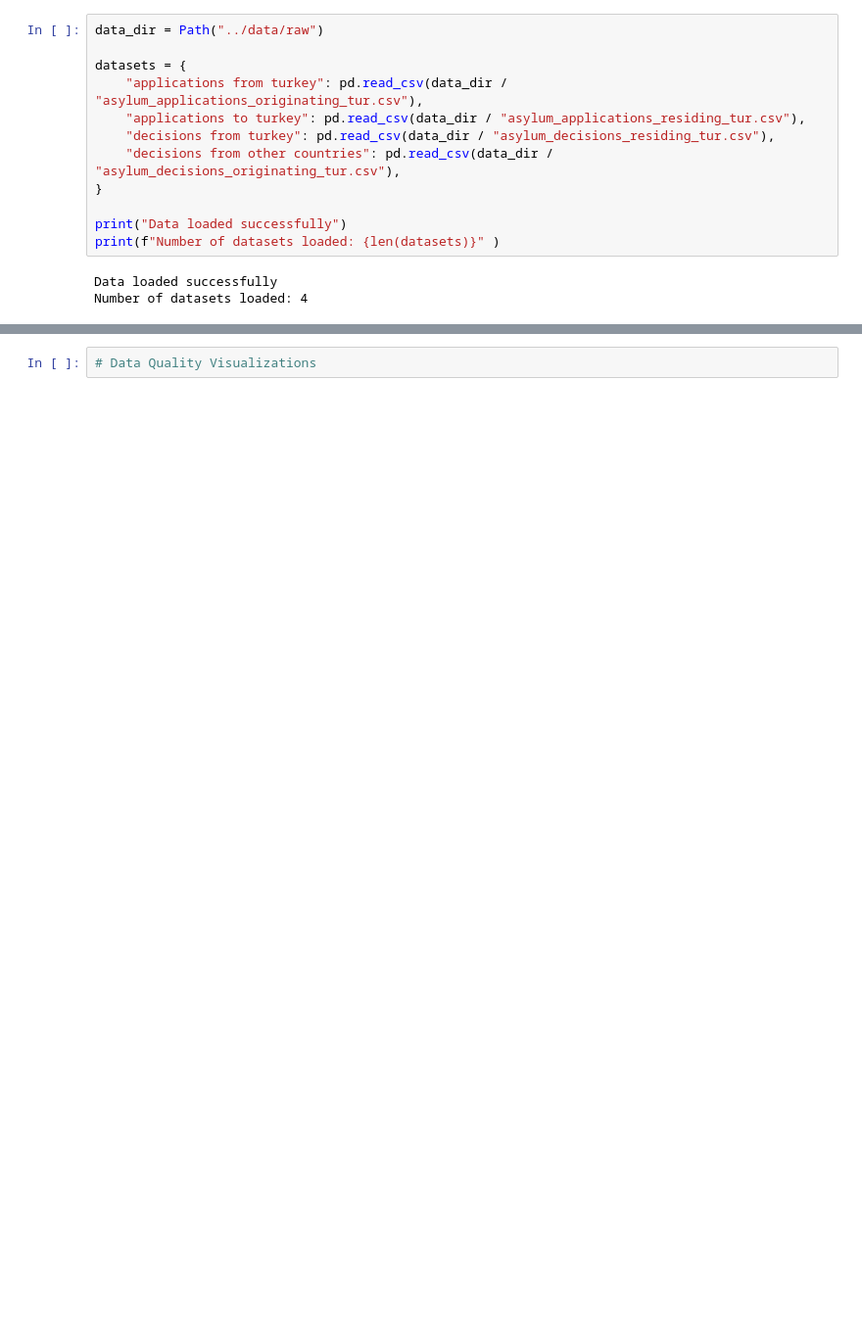
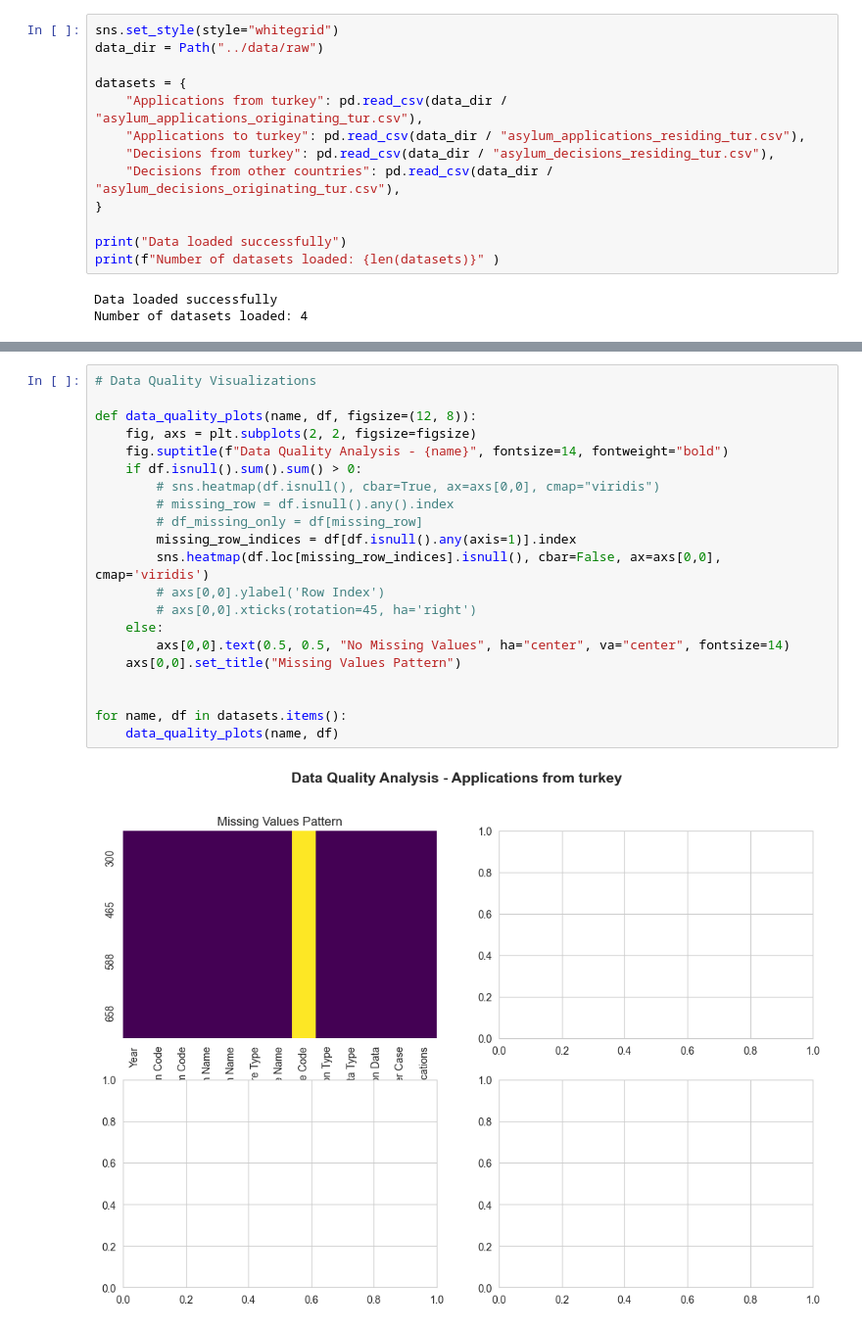
Before and after one commit to oganbayril/turkey-migration-analysis, a Jupyter notebook: notebooks/01_data_exploration.ipynb, the cells around one changed output, grey strips where cells are left out. Shown at 98% size. Cells and saved outputs as stored; diff of their text form; blank space fills up the shorter version.

```diff
--- a/notebooks/01_data_exploration.ipynb
+++ b/notebooks/01_data_exploration.ipynb
@@ -6,13 +6,14 @@ import seaborn as sns
 from pathlib import Path
 from IPython.display import display
 # %%
+sns.set_style(style="whitegrid")
 data_dir = Path("../data/raw")
 
 datasets = {
-    "applications from turkey": pd.read_csv(data_dir / "asylum_applications_originating_tur.csv"),
-    "applications to turkey": pd.read_csv(data_dir / "asylum_applications_residing_tur.csv"),
-    "decisions from turkey": pd.read_csv(data_dir / "asylum_decisions_residing_tur.csv"),
-    "decisions from other countries": pd.read_csv(data_dir / "asylum_decisions_originating_tur.csv"),
+    "Applications from turkey": pd.read_csv(data_dir / "asylum_applications_originating_tur.csv"),
+    "Applications to turkey": pd.read_csv(data_dir / "asylum_applications_residing_tur.csv"),
+    "Decisions from turkey": pd.read_csv(data_dir / "asylum_decisions_residing_tur.csv"),
+    "Decisions from other countries": pd.read_csv(data_dir / "asylum_decisions_originating_tur.csv"),
 }
 
 print("Data loaded successfully")
@@ -185,3 +186,24 @@ Column summary:
 | Total Decided | object | 0 | 0.0 |
 # %%
 # Data Quality Visualizations
+
+def data_quality_plots(name, df, figsize=(12, 8)):
+    fig, axs = plt.subplots(2, 2, figsize=figsize)
+    fig.suptitle(f"Data Quality Analysis - {name}", fontsize=14, fontweight="bold")
+    if df.isnull().sum().sum() > 0:
+        # sns.heatmap(df.isnull(), cbar=True, ax=axs[0,0], cmap="viridis")
+        # missing_row = df.isnull().any().index
+        # df_missing_only = df[missing_row]
+        missing_row_indices = df[df.isnull().any(axis=1)].index
+        sns.heatmap(df.loc[missing_row_indices].isnull(), cbar=False, ax=axs[0,0], cmap='viridis')
+        # axs[0,0].ylabel('Row Index')
+        # axs[0,0].xticks(rotation=45, ha='right')
+    else:
+        axs[0,0].text(0.5, 0.5, "No Missing Values", ha="center", va="center", fontsize=14)
+    axs[0,0].set_title("Missing Values Pattern")
+
+
+for name, df in datasets.items():
+    data_quality_plots(name, df)
+# %% [output]
+[figure, added]
```
Also changed, not shown: parts of 3 cells of this notebook.
